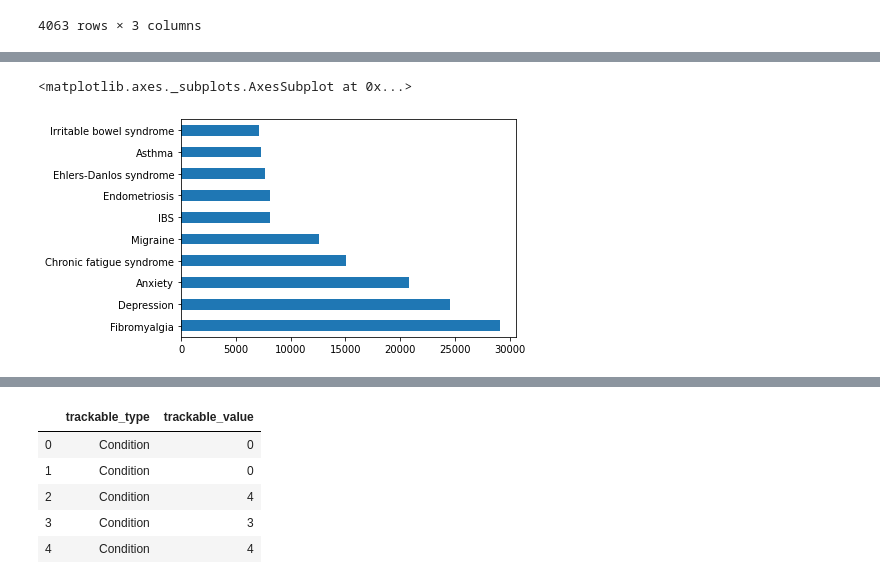
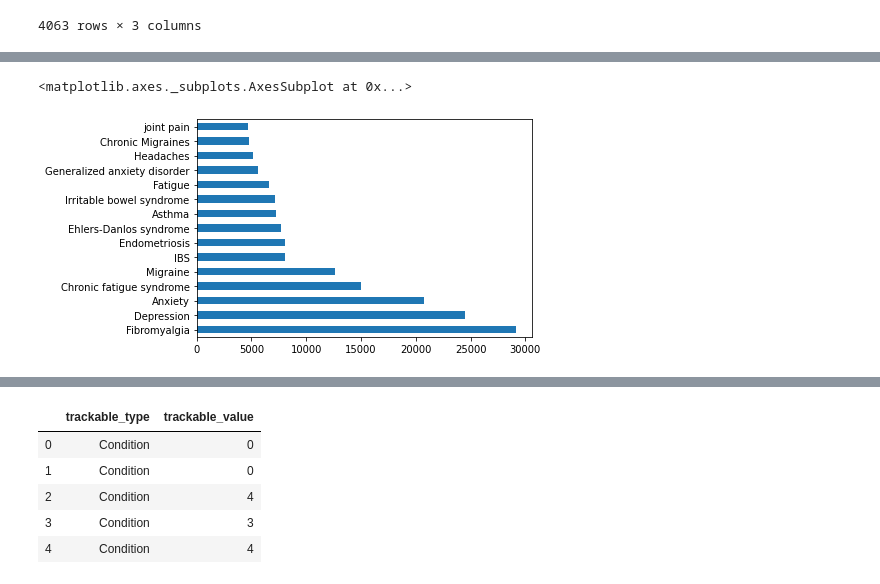
Before and after one commit to andiosika/conditions, a Jupyter notebook: conditions.ipynb, the cells around one changed output, grey strips where cells are left out. Cells and saved outputs as stored; diff of their text form; code cells hidden in the pictures.

```diff
--- a/conditions.ipynb
+++ b/conditions.ipynb
@@ -151,7 +151,7 @@ conditions.head()
 | 3 | QEVuQwEA+WkNxtp/qkHvN2YmTBBDqg== | 1.0 | female | CA | 2017-04-28 | 3169 | Condition | hip pain when gettin up | ... |
 | 4 | QEVuQwEA+WkNxtp/qkHvN2YmTBBDqg== | 1.0 | female | CA | 2017-04-28 | 3170 | Condition | pain in hand joints | ... |
 # %%
-conditions['trackable_name'].value_counts().head(10).plot(kind='barh')
+conditions['trackable_name'].value_counts().head(15).plot(kind='barh')
 # %% [output]
 <matplotlib.axes._subplots.AxesSubplot at 0x...>
-[figure, old version]
+[figure, new version]
```
Also changed, not shown: parts of 6 cells of this notebook.
